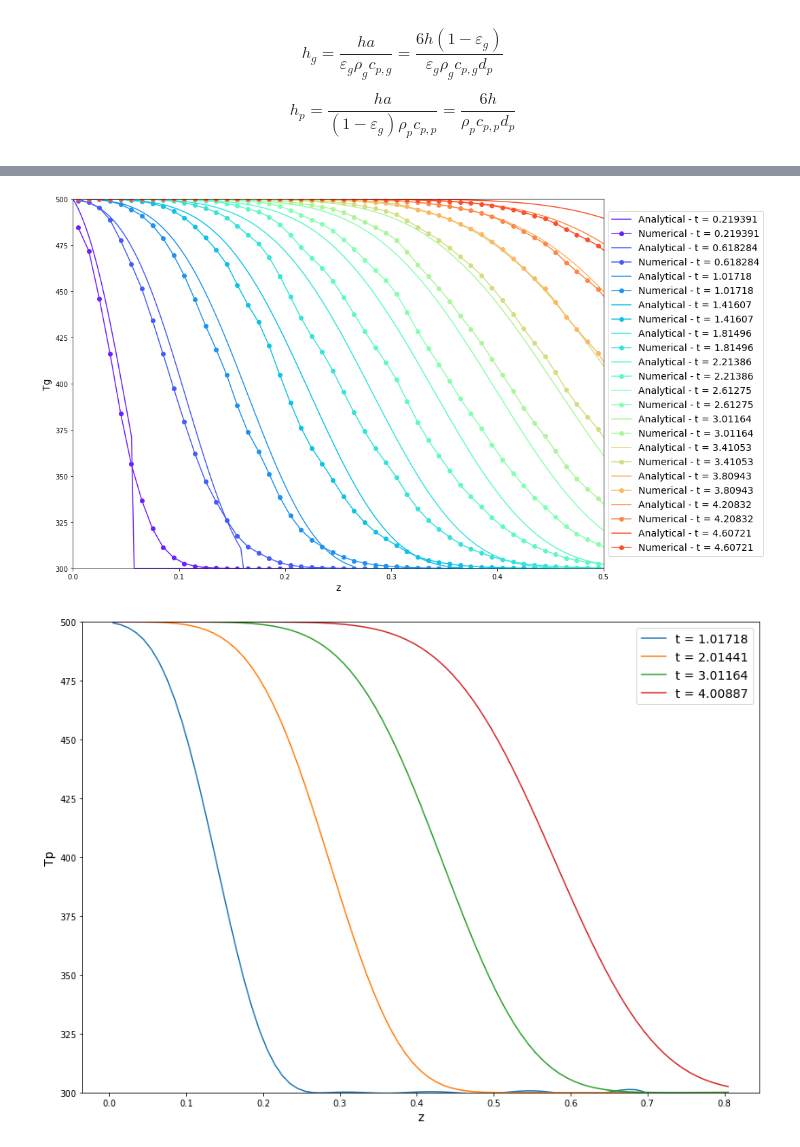
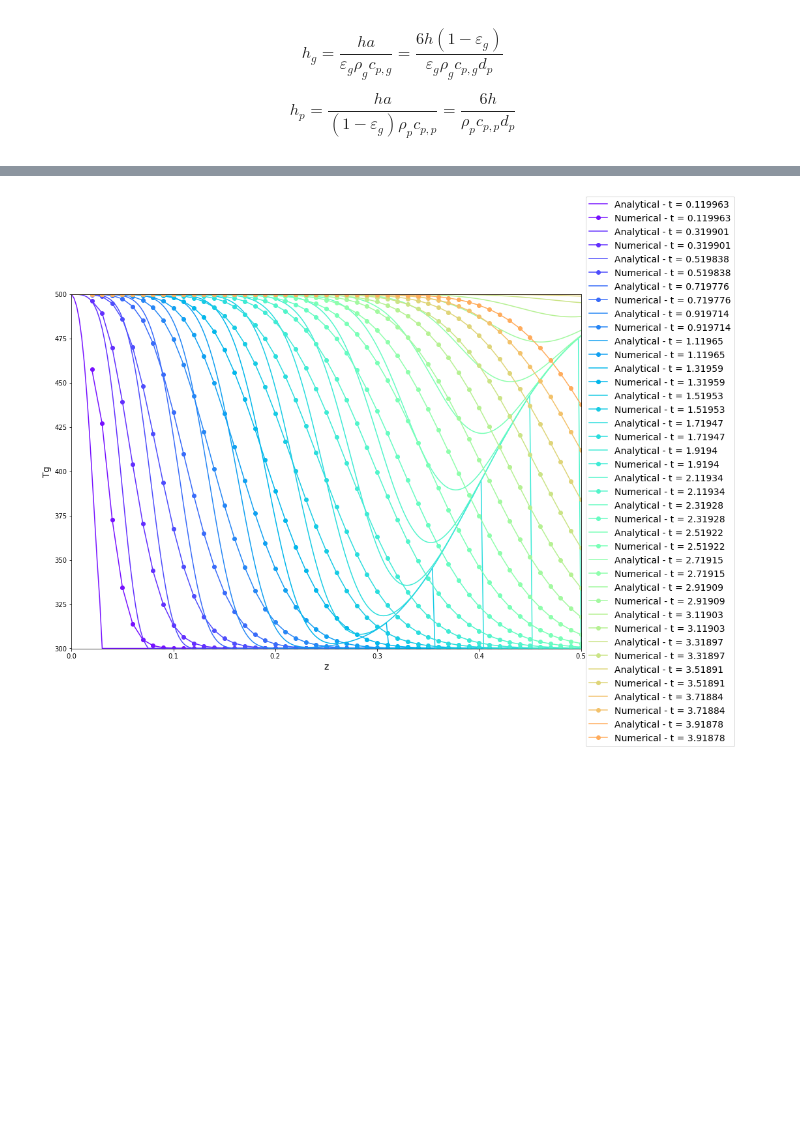
Before and after one commit to lucillalmeida/doutorado-validacoes, a Jupyter notebook: heat_fixed_bed/validation-convection-Schumann.ipynb, the cells around one changed output, grey strips where cells are left out. Saved outputs shown, nothing was run; the diff lists cells and outputs as text; code cells hidden in the pictures; blank space fills up the shorter version.

```diff
--- a/heat_fixed_bed/validation-convection-Schumann.ipynb
+++ b/heat_fixed_bed/validation-convection-Schumann.ipynb
@@ -128,7 +128,10 @@ def packedBedTrnsTemperatures(t, z):
 # loading the digitized data
 
 #file = open('T_line_caseAverRadius2.csv', mode='r')
-file = open('T_line_caseAverRadiusreallysmall.csv', mode='r')
+#file = open('T_line_caseAverRadiusreallysmall.csv', mode='r')
+#file = open('T_alpha_7_keeping_heat_conductivity.csv', mode='r')
+file = open('Temperature_1d_alpha7-conductivity.csv', mode='r')
+
 data = file.read()
 file.close()
 
@@ -150,12 +153,12 @@ for step in range(number_timesteps):
         num_y = numpy.loadtxt(block, dtype=numpy.float64, delimiter=',', skiprows=3, usecols=1)
 
 print(num_time)
-print(num_y)
+#print(num_y)
 print(temperature[0][0])
 
-print(num_y.shape, temperature[10].shape, num_time[10])
+print(num_y.shape, temperature[8].shape, num_time[8])
 print(num_time.shape, temperature[:, -1].shape, num_y[-1])
 print(num_time.shape, temperature[:, -1].shape, num_y[0])
 #num_y = num_y - 0.15
-num_y = num_y - 0.145
+#print(num_y)
 # %% [output]
@@ -192,7 +195,7 @@ print(Pr_g)
 
 
 #particle properties
-d_p = 0.00395 # [m] particle diameter [m]
+d_p = 0.0015# [m] particle diameter [m]
 rho_p = 5000.0 # [kg/m³] density of particle[kg/m^3]
 #rho_p = 8400.0 # [kg/m³] density of particle[kg/m^3]
 #c_pp = 400.0 # [J/kg·K] particle heat capacity [J/(kg.K)]
@@ -204,12 +207,13 @@ q_dot = 0.0 # [W/m³]
 q_dot_spec = 0.0 #[kJ/(kg.s)] specific heat source
 
 #Mesh size
-l_mesh = 10.0/1000 #m
-
+l_mesh = 10.0/1000.0 #m
+num_y = num_y + (l_mesh/2.0)
+print(num_y)
 #operating conditions
 U_s = 0.1 # [m/s] superficial velocity
 
-epsilon_g = 0.3849 # gas volume fraction [dimensionless][ ]
+epsilon_g = 1-0.574 # gas volume fraction [dimensionless][ ]
 U = U_s/ epsilon_g   # [m/s] this is the TRUE gas velocity, not superficial [m/s]
 #h = 1.0 # [W/m²·K]
 # %% [output]
@@ -255,15 +264,14 @@ h_p =  6.5821787207
 # %%
 #Main plot switches
 
-print("T inicial = ", temperature[10][0])
-#T_gi = temperature[75][:lmax+1][-1]
-#t = num_time[75:]-1.5
-#print(t)
-i = 10
-inc = 20
+print("T inicial = ", temperature[0][0])
+i = 5
+inc = 10
+
 cmap = plt.get_cmap('rainbow')
-y = numpy.linspace(0.5, 0, 200)
-for time in num_time[i::inc]:
+y = numpy.linspace(0.0, 0.5, 200)
+
+for time in num_time[i:200:inc]:
 
     zStar = (y * h_g / U)
 
@@ -272,12 +280,16 @@ for time in num_time[i::inc]:
     TgStart = packedBedTrnsTemperatures(tStart,zStar )[0]
 
     Tg = TgStart*(T_gi-T_g0) + T_g0
-    #print(tStart)
-    for index, value in enumerate(Tg[numpy.where(tStart < 0.0)]):
+    # print("Tg", Tg)
+    #print("T*", tStart)
+    #print("enumerate", Tg[numpy.where(tStart < 0.0)].shape)
+    for index in numpy.where(tStart < 0.0):
         Tg[index] = T_g0
+    #print("New_Tg", Tg)
     plt.plot(y, Tg, color = cmap(i), label = "Analytical - t = " + str(time) )
     plt.plot(num_y, temperature[i], marker = 'o', color = cmap(i), label = "Numerical - t = " + str(time) )
     i = i + inc
+print(y)
 plt.ylim(300, 500)
 plt.xlim(0, 0.5)
 #plt.legend(fontsize=12, loc='upper center', bbox_to_anchor=(0.5, 1.25), ncol=3, fancybox=True)
@@ -286,16 +298,16 @@ plt.ylabel('Tg', fontsize=14)
 plt.xlabel('z', fontsize=14)
 plt.show()
 
-for time in num_time[50::50]:
-    zStar = (num_y * h_g / U)
-    tStart = time*h_p - (num_y/U)*h_p
-    TpStart = packedBedTrnsTemperatures(tStart,zStar )[1]
-    Tp = TpStart*(T_gi-T_g0) + T_g0
-    plt.plot(num_y, Tp, label = "t = " + str(time) )
+# for time in num_time[50::50]:
+#     zStar = (num_y * h_g / U)
+#     tStart = time*h_p - (num_y/U)*h_p
+#     TpStart = packedBedTrnsTemperatures(tStart,zStar )[1]
+#     Tp = TpStart*(T_gi-T_g0) + T_g0
+#     plt.plot(num_y, Tp, label = "t = " + str(time) )
 
-plt.ylim(300, 500)
-plt.legend(fontsize=14)
-plt.ylabel('Tp', fontsize=14)
-plt.xlabel('z', fontsize=14)
-plt.show()
+# plt.ylim(300, 500)
+# plt.legend(fontsize=14)
+# plt.ylabel('Tp', fontsize=14)
+# plt.xlabel('z', fontsize=14)
+# plt.show()
 # %% [output]
@@ -303,3 +331,2 @@ T inicial =  484.49
-[figure, old version]
+[figure, new version]
-[figure, removed]
 # %%
```
Also changed, not shown: parts of 5 cells of this notebook, 5 other files.
